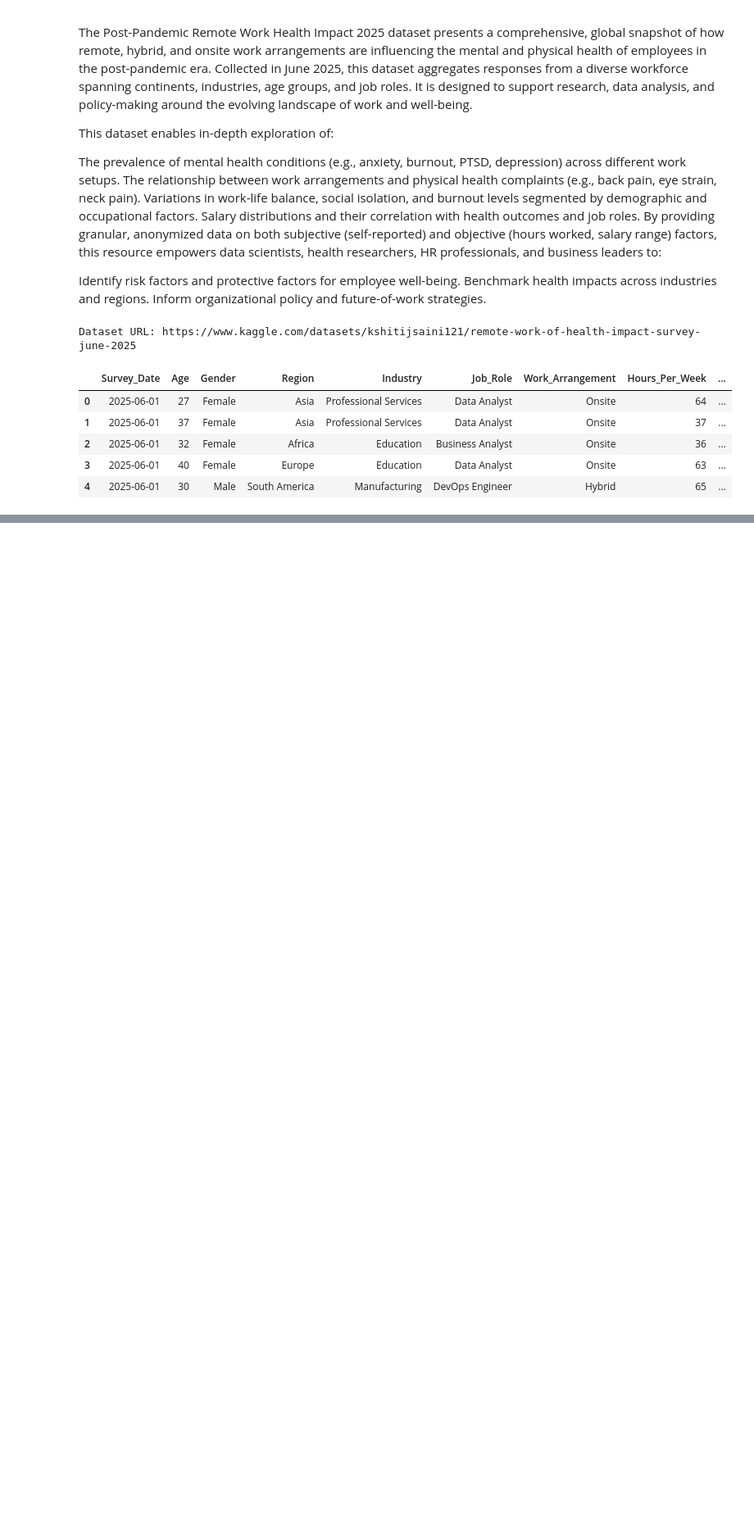
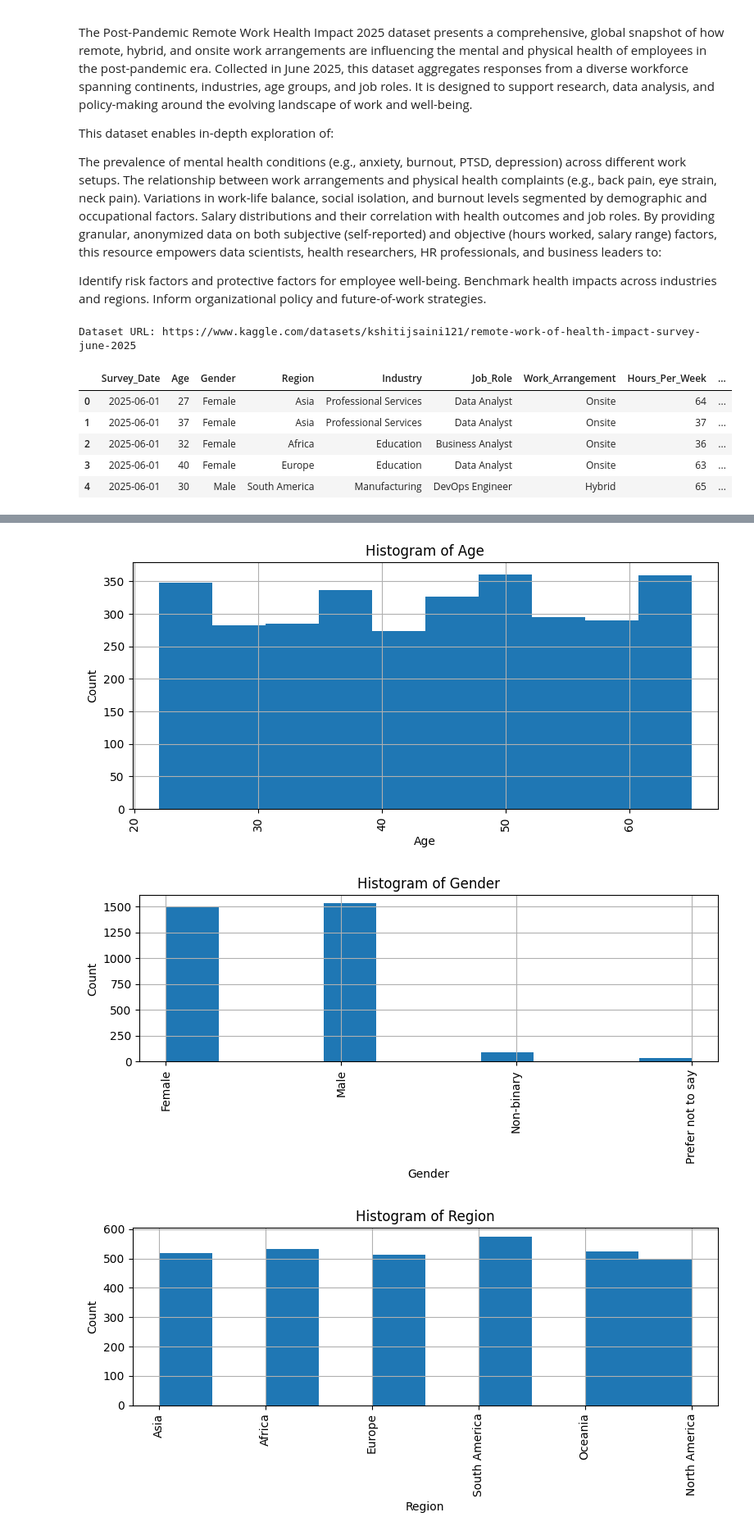
Before and after one commit to hantayc/remote-work-health-survey, a Jupyter notebook: eda.ipynb, the cells around one changed output, grey strips where cells are left out. Shown: that part at 82% size. Saved outputs shown, nothing was run; the diff lists cells and outputs as text; code cells hidden in the pictures; blank space fills up the shorter version.

```diff
--- a/eda.ipynb
+++ b/eda.ipynb
@@ -47,3 +112,12 @@ Dataset URL: https://www.kaggle.com/datasets/kshitijsaini121/remote-work-of-heal
+# %%
+# change Burnout Level from 1 to 3
+df['Burnout_Level'].value_counts()
+
+df['Burnout_Level'] = df['Burnout_Level'].replace({
+    'Low': 1,
+    'Medium' : 2,
+    'High': 3
+})
 # %%
 # one-hot encode the mutli-valued columns
 lists = (
@@ -54,13 +128,17 @@ lists = (
 )
 
 mlb = MultiLabelBinarizer()
+onehot = mlb.fit_transform(lists)
 
-onehot = pd.DataFrame(
-    mlb.fit_transform(lists),
-    columns=mlb.classes_,
+prefix = "Physical_Health_"
+cols   = [f"{prefix}{cat}" for cat in mlb.classes_]
+
+onehot_physical_health = pd.DataFrame(
+    onehot,
+    columns=cols,
     index=df.index
 )
 
 df.drop("Physical_Health_Issues", axis = 1, inplace = True)
 
-df = pd.concat([df, onehot], axis = 1)
+df_onehot = pd.concat([df, onehot_physical_health], axis = 1)
@@ -89,7 +144,0 @@ None
-# %%
-print(df['Work_Life_Balance_Score'].value_counts())
-
-# Create a indicator for satisfied and unsatisfied (could have class imbalance)
-df['Work_Satisfied_Indicator'] = np.where(df['Work_Life_Balance_Score'] >= 4, 1, 0)
-
-print(df['Work_Satisfied_Indicator'].value_counts())
@@ -107,0 +174,20 @@ Name: count, dtype: int64
+# %%
+def plot_histogram(df, cols, bins = 10, figsize = (8,4)):
+    for col in cols:
+        plt.figure(figsize=figsize)
+
+        df[col].dropna().hist(bins = bins)
+
+        plt.title(f"Histogram of {col}")
+        plt.xlabel(col)
+        plt.ylabel('Count')
+        plt.xticks(rotation = 90)
+        plt.tight_layout()
+        plt.show()
+# %%
+plot_histogram(df, ['Age', 'Gender', 'Region', 'Industry', 'Job_Role', 'Work_Arrangement', 'Hours_Per_Week', 'Mental_Health_Status', 'Burnout_Level', 'Work_Life_Balance_Score',
+                    'Social_Isolation_Score', 'Salary_Range'])
+# %% [output]
+[figure, added]
+[figure, added]
+[figure, added]
```
Also changed, not shown: parts of 21 cells of this notebook.
